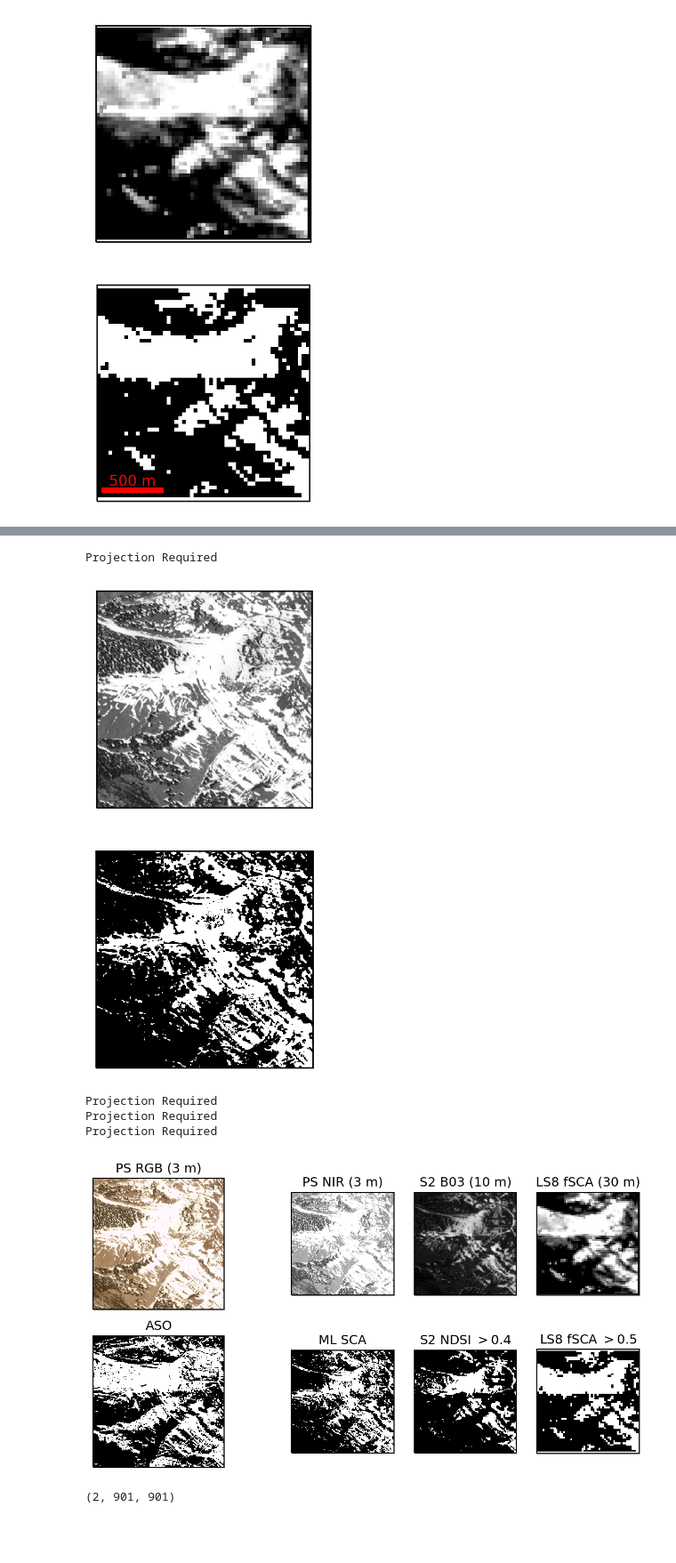
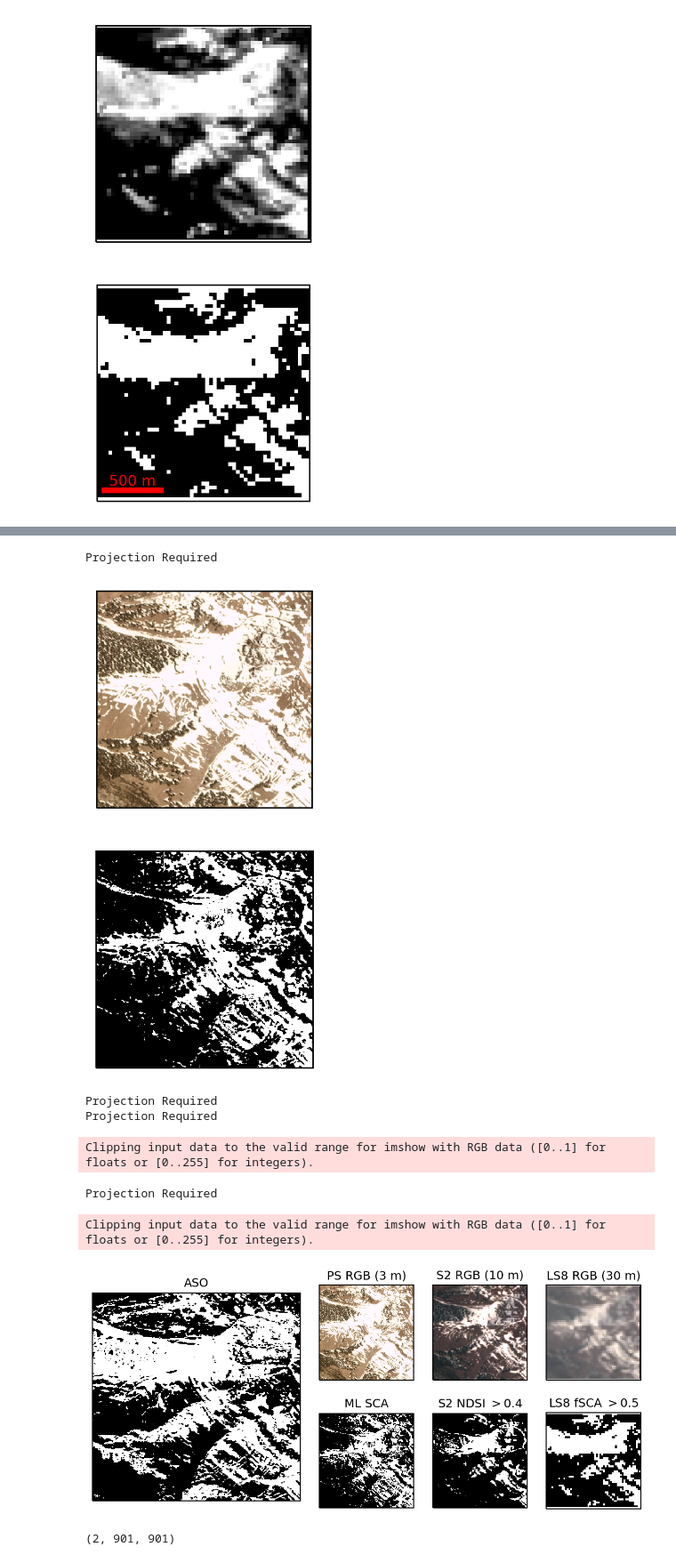
Before and after one commit to acannistra/planet-snowcover, a Jupyter notebook: experiments/ASO_Tuolumne/figures/multisensor/multisensor.ipynb, the cells around one changed output, grey strips where cells are left out. Shown at 89% size. Saved outputs shown, nothing was run; the diff lists cells and outputs as text; code cells hidden in the pictures; blank space fills up the shorter version.

```diff
--- a/experiments/ASO_Tuolumne/figures/multisensor/multisensor.ipynb
+++ b/experiments/ASO_Tuolumne/figures/multisensor/multisensor.ipynb
@@ -54,8 +54,8 @@ Name: 0, dtype: float64
 # %%
 CO_comparatorFilenames_IMAGE = {
     'PS': os.path.join(co_data_root, "20180524_172637_0f2d_3B_Visual.tif"),
-    'S2': os.path.join(data_root, "CO", "sentinel-2", "13SCD,2018-05-27,0", "B03.jp2"),
-    'LS8': os.path.join(data_root, "CO", "LC08_CU_010009_20180526_20190615_C01_V01_SNOW", "LC08_CU_010009_20180526_20190615_C01_V01_SNOW.tif")
+    'S2': os.path.join(data_root, "CO", "sentinel-2", "13SCD,2018-05-27,0", "S2-RGB_LS8_crop.tif"),
+    'LS8': os.path.join(data_root, "CO", "LC08_CU_010009_20180526_20190615_C01_V01_SNOW", "LC08_L1TP_034033_20180526_20180527_01_RT_RGB.tif")
 }
 # %%
 comparator_root = os.path.join(co_data_root, "32776e534dede28c6635a4f4a15f723a/coarsened")
@@ -208,7 +208,7 @@ def _reproject(image):
     reproj_file.seek(0)
     return(reproj_file.open())
 # %%
-def single_column_plot(sca_file, image_file, image_band, bbox, axes = None):
+def single_column_plot(sca_file, image_file, bbox, image_band=None, image_quant = None,axes = None):
     image = rio.open(image_file)
     sca = rio.open(sca_file)
 
@@ -227,10 +227,16 @@ def single_column_plot(sca_file, image_file, image_band, bbox, axes = None):
 
     image_crs_cp = ccrs.epsg(32613) ## HARD CODED !
 
+    if image_quant and image_quant > 1:
+        image_cropped = image_cropped / image_quant
+
     if type(axes) == 'NoneType':
         fig, axes = plt.subplots(2, 1, figsize=(3, 6), dpi=200, subplot_kw=dict(projection=ccrs.PlateCarree()))
 
     axes[0].set_extent(image_extent, crs=image_crs_cp)
-    axes[0].imshow(image_cropped[image_band], extent=image_extent, origin='upper', transform=image_crs_cp, cmap='binary_r')
+    if image_band:
+        axes[0].imshow(image_cropped[image_band], extent=image_extent, origin='upper', transform=image_crs_cp, cmap='binary_r')
+    else:
+        axes[0].imshow(plot.reshape_as_image(image_cropped)[:, :, :3], extent=image_extent, origin='upper', transform=image_crs_cp, cmap='binary_r')
     axes[1].set_extent(sca_extent, crs=ccrs.PlateCarree())
     axes[1].imshow(sca_cropped[1], extent=sca_extent, origin='upper', transform=ccrs.PlateCarree(), cmap='binary_r')
@@ -237,58 +254,66 @@ def single_column_plot(sca_file, image_file, image_band, bbox, axes = None):
 # %%
 fig, axes = plt.subplots(2, 1, figsize=(3, 6), dpi=200, subplot_kw=dict(projection=ccrs.PlateCarree()))
-single_column_plot(CO_comparatorFilenames_SCA['PS'], CO_comparatorFilenames_IMAGE['PS'],2,  co_bbox, axes=axes, )
+single_column_plot(CO_comparatorFilenames_SCA['PS'], CO_comparatorFilenames_IMAGE['PS'], co_bbox, image_quant=1.0, axes=axes)
 # %% [output]
 Projection Required
-[figure, old version]
+[figure, new version]
 # %%
-fig = plt.figure(figsize=(10, 5), dpi=150)
+fig = plt.figure(figsize=(10, 4.4), dpi=150)
 gs = plt.GridSpec(2, 5, figure=fig)
 
-ps_axes = fig.add_subplot(gs[0, :2], projection=ccrs.PlateCarree())
-aso_axes = fig.add_subplot(gs[1, :2], projection=ccrs.PlateCarree())
+# ps_axes = fig.add_subplot(gs[0, :2], projection=ccrs.PlateCarree())
+aso_axes = fig.add_subplot(gs[:, :2], projection=ccrs.PlateCarree())
 
 
 aso_image = rio.open(CO_comparatorFilenames_SCA['PS']) # arbitrary
 aso_image_cropped, aso_image_transform = mask(aso_image, co_bbox.to_crs(crs=aso_image.crs).geometry.to_list(), crop=True, nodata=aso_image.nodata)
 aso_image_cropped = np.ma.MaskedArray(aso_image_cropped, mask=(aso_image_cropped == -9999))
 aso_image_extent=plot.plotting_extent(aso_image_cropped[0], transform=aso_image_transform)
 aso_axes.set_title("ASO")
 
-ps_rgb = _reproject(rio.open(CO_comparatorFilenames_IMAGE['PS']))
-ps_rgb_cropped, ps_rgb_transform = mask(ps_rgb, co_bbox.to_crs(crs=ps_rgb.crs).geometry.to_list(), crop=True, nodata=ps_rgb.nodata)
-ps_rgb_cropped = np.ma.MaskedArray(ps_rgb_cropped, mask=(ps_rgb_cropped == -9999))
-ps_rgb_extent=plot.plotting_extent(ps_rgb_cropped[0], transform=ps_rgb_transform)
+# ps_rgb = _reproject(rio.open(CO_comparatorFilenames_IMAGE['PS']))
+# ps_rgb_cropped, ps_rgb_transform = mask(ps_rgb, co_bbox.to_crs(crs=ps_rgb.crs).geometry.to_list(), crop=True, nodata=ps_rgb.nodata)
+# ps_rgb_cropped = np.ma.MaskedArray(ps_rgb_cropped, mask=(ps_rgb_cropped == -9999))
+# ps_rgb_extent=plot.plotting_extent(ps_rgb_cropped[0], transform=ps_rgb_transform)
 
-ps_axes.imshow(plot.reshape_as_image(ps_rgb_cropped), extent=ps_rgb_extent, origin='upper', transform=ccrs.PlateCarree())
-ps_axes.set_title("PS RGB (3 m)")
+# ps_axes.imshow(plot.reshape_as_image(ps_rgb_cropped), extent=ps_rgb_extent, origin='upper', transform=ccrs.PlateCarree())
+# ps_axes.set_title("PS RGB (3 m)")
 
 
 aso_axes.set_extent(aso_image_extent, crs=ccrs.PlateCarree())
 aso_axes.imshow(aso_image_cropped[0], extent=aso_image_extent, origin='upper', transform=ccrs.PlateCarree(), cmap='binary_r')
 
 
 for gs_i, obs in enumerate(CO_comparatorFilenames_IMAGE.keys()):
     this_obs_gs = gs[:, gs_i + 2].subgridspec(2, 1)
     ax_img = fig.add_subplot(this_obs_gs[0], projection=ccrs.PlateCarree())
     ax_sca = fig.add_subplot(this_obs_gs[1], projection=ccrs.PlateCarree())
 
-    single_column_plot(CO_comparatorFilenames_SCA[obs], CO_comparatorFilenames_IMAGE[obs], 0, co_bbox, axes=[ax_img, ax_sca])
+    quant = 1
+    if obs == 'S2':
+        quant = 5000
+    if obs == "LS8":
+        quant = 30000
+
+    single_column_plot(CO_comparatorFilenames_SCA[obs], CO_comparatorFilenames_IMAGE[obs], co_bbox, image_quant=quant, axes=[ax_img, ax_sca])
     if obs == 'PS':
-        ax_img.set_title("PS NIR (3 m)")
+        ax_img.set_title("PS RGB (3 m)")
         ax_sca.set_title("ML SCA")
     if obs == 'S2':
-        ax_img.set_title("S2 B03 (10 m)")
+        ax_img.set_title("S2 RGB (10 m)")
         ax_sca.set_title("S2 NDSI $> 0.4$")
     if obs == 'LS8':
-        ax_img.set_title("LS8 fSCA (30 m)")
+        ax_img.set_title("LS8 RGB (30 m)")
         ax_sca.set_title("LS8 fSCA $> 0.5$")
 
 plt.savefig('multisensor-comparison.png', dpi=200, bbox_inches='tight')
 # %% [output]
 Projection Required
 Projection Required
-Projection Required
+Clipping input data to the valid range for imshow with RGB data ([0..1] for floats or [0..255] for integers).
+Projection Required
+Clipping input data to the valid range for imshow with RGB data ([0..1] for floats or [0..255] for integers).
-[figure, old version]
+[figure, new version]
 # %%
 ps_rgb_cropped.shape
 # %% [output]
```
Also changed, not shown: parts of 4 cells of this notebook, 1 other file.
